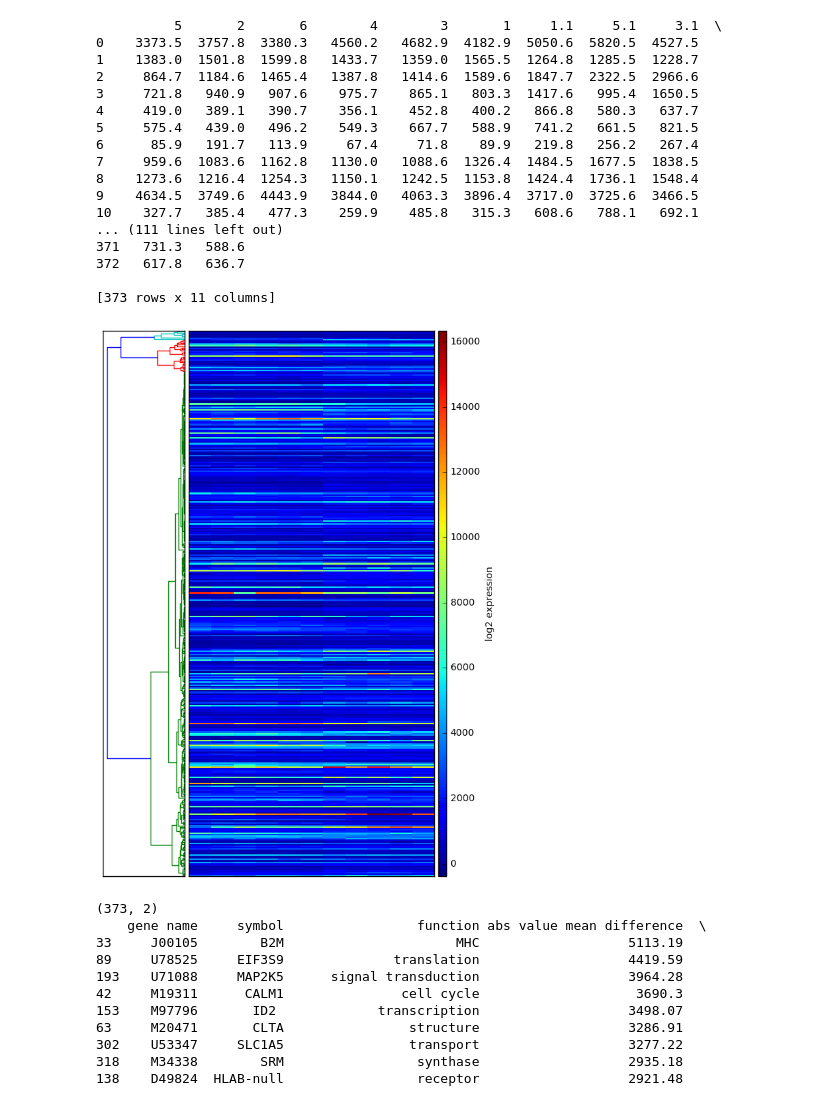
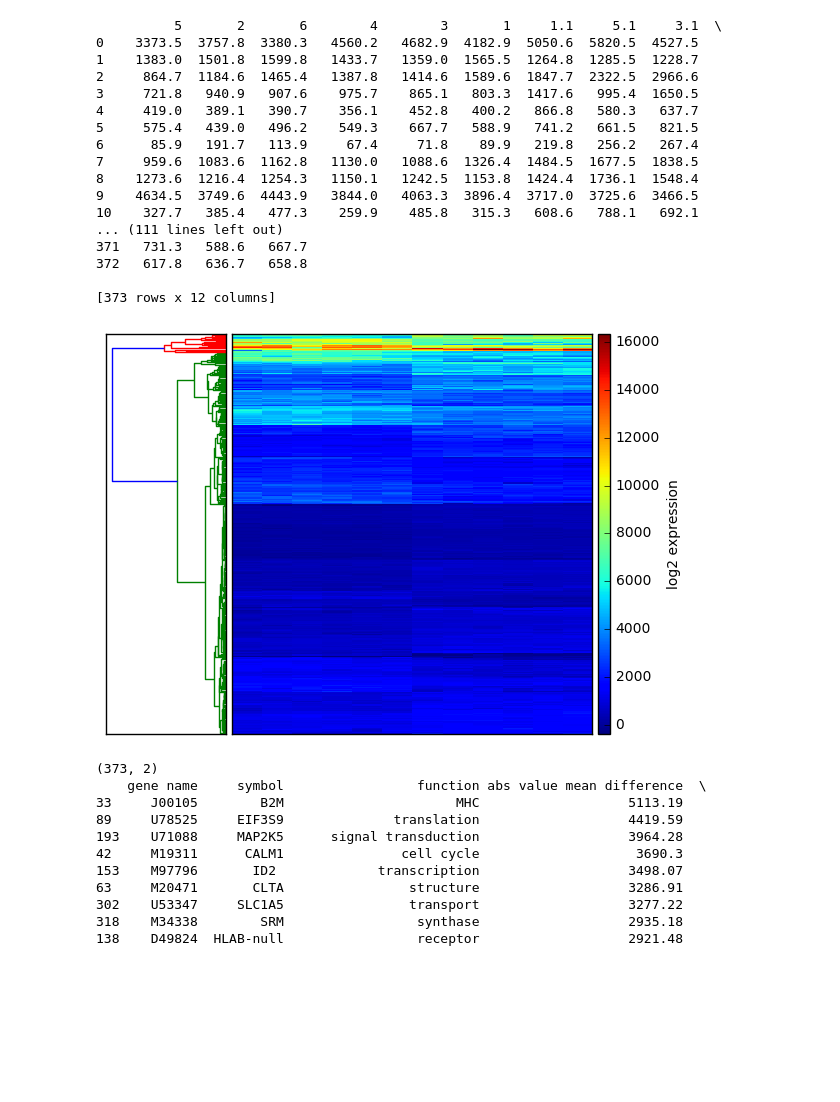
Before and after one commit to UW-Biol419-Wi2017/BRCA1-GENES_PROJECT, a Jupyter notebook: Jose code Biol 419 project.ipynb, the cells around one changed output. Drawn from its saved outputs; the diff is of its cells as text; code cells hidden in the pictures; blank space fills up the shorter version.

Commit message:
new heat map and histogram

```diff
--- a/Jose code Biol 419 project.ipynb
+++ b/Jose code Biol 419 project.ipynb
@@ -15,7 +15,7 @@ gene = pd.read_excel('gene_expression_table4.xlsx')
 datamatrix=[]
 del gene['Unnamed: 9'] # deleted column without any content
 #append each column except the first column which is the gene ID
-just_expression=gene.iloc[0:373,3:14]
+just_expression=gene.iloc[0:373,3:15]
 print(just_expression)
 just_expression.as_matrix  # transformed dataframe with expression values to array
 just_expression.shape
@@ -36,37 +36,41 @@ dist_square_matrix = dist.squareform(dist_matrix)
 9    4634.5  3749.6  4443.9   3844.0   4063.3  3896.4  3717.0  3725.6  3466.5
 10    327.7   385.4   477.3    259.9    485.8   315.3   608.6   788.1   692.1
 ... (111 lines left out)
-371   731.3   588.6
-372   617.8   636.7
+371   731.3   588.6   667.7
+372   617.8   636.7   658.8
 
-[373 rows x 11 columns]
+[373 rows x 12 columns]
 # %%
-# Compute and plot dendrogram.
+# Compute and plot dendrogram based on my linkage matrix.
 fig = pl.figure()
 axdendro = fig.add_axes([0.09,0.1,0.2,0.8])
-linkageMatrix = hier.linkage(dist_square_matrix, method='centroid') # created linkage matrix
+linkageMatrix = hier.linkage(dist_matrix, method='centroid') # created linkage matrix
 dendrogram = hier.dendrogram(linkageMatrix, orientation='left') # produced dendrogram of the linkage matrix                             #Y = sch.linkage(D, method='centroid')
 #Z = sch.dendrogram(Y, orientation='right')
 axdendro.set_xticks([])
 axdendro.set_yticks([])
 
-# Plot distance matrix.
+# Used matshow to create a heat_map
 axmatrix = fig.add_axes([0.3,0.1,0.6,0.8])
 index = dendrogram['leaves']
-im = axmatrix.matshow(just_expression, aspect='auto', origin='lower')
+index2= np.array(index)
+im = axmatrix.matshow(just_expression.iloc[index,:], aspect='auto', origin='lower')
 axmatrix.set_xticks([])
 axmatrix.set_yticks([])
 
 # Plot colorbar.
 axcolor = fig.add_axes([0.91,0.1,0.02,0.8])
 pl.colorbar(im, cax=axcolor, label= 'log2 expression')
 
 # Display and save figure.
 fig.show()
 fig.savefig('dendrogram.png')
-fig.set_figheight(10)
+fig.set_figheight(5)
+
+#e=just_expression.iloc[index,:]
+#e.describe
 # %% [output]
-[figure, old version]
+[figure, new version]
 # %%
 #print(just_expression)
 BRCA1_plus= just_expression.iloc[:,0:6]
```
Also changed, not shown: parts of 12 cells of this notebook, 1 other file.
